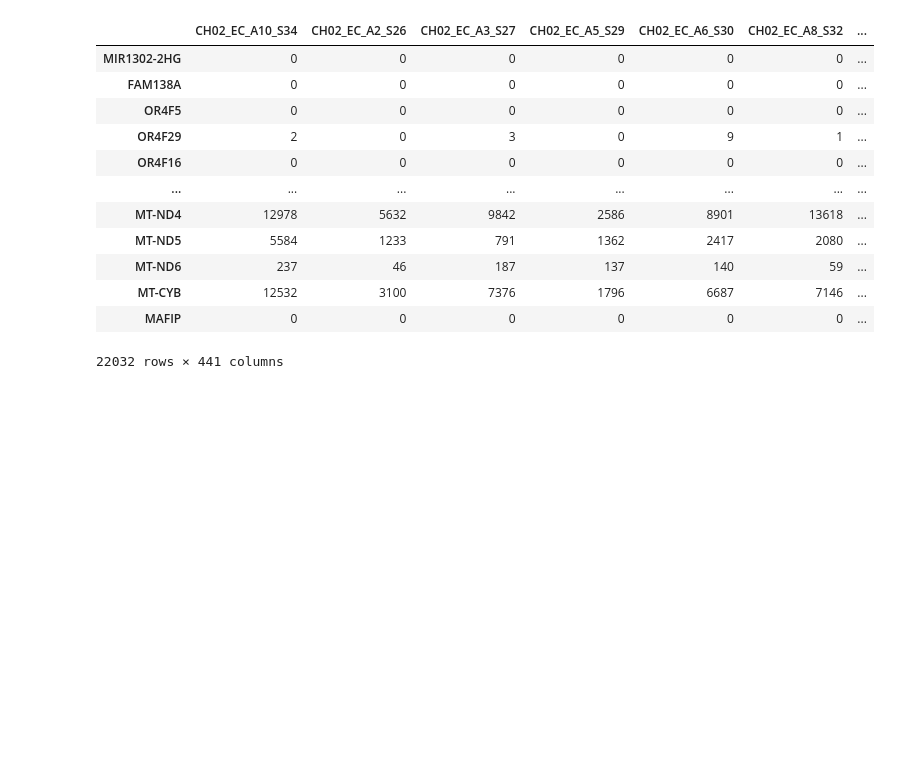
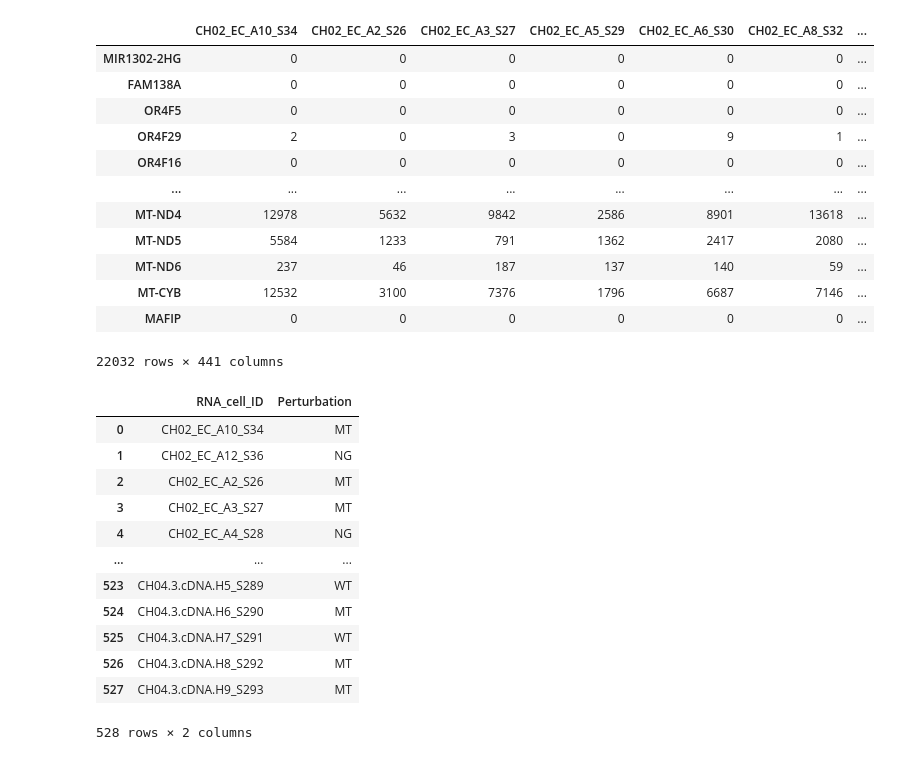
Before and after one commit to MacoskoLab/netprop-missense-prediction, a Jupyter notebook: workflow/notebooks/1_process_article_data.ipynb, the cells around one changed output. Drawn from its saved outputs; the diff is of its cells as text; code cells hidden in the pictures; blank space fills up the shorter version.

```diff
--- a/workflow/notebooks/1_process_article_data.ipynb
+++ b/workflow/notebooks/1_process_article_data.ipynb
@@ -142,7 +142,22 @@ perturbations_list = perturbations_list[["RNA_cell_ID", "Perturbation"]]
 # %%
 perturbations_list.to_csv(
     "../../resources/GSE158067/GSE158067_cell_to_perturbation.tsv",
     sep="\t",
     header=True,
     index=False,
 )
+perturbations_list
+# %% [output]
+|  | RNA_cell_ID | Perturbation |
+| 0 | CH02_EC_A10_S34 | MT |
+| 1 | CH02_EC_A12_S36 | NG |
+| 2 | CH02_EC_A2_S26 | MT |
+| 3 | CH02_EC_A3_S27 | MT |
+| 4 | CH02_EC_A4_S28 | NG |
+| ... | ... | ... |
+| 523 | CH04.3.cDNA.H5_S289 | WT |
+| 524 | CH04.3.cDNA.H6_S290 | MT |
+| 525 | CH04.3.cDNA.H7_S291 | WT |
+| 526 | CH04.3.cDNA.H8_S292 | MT |
+| 527 | CH04.3.cDNA.H9_S293 | MT |
+528 rows × 2 columns
```
Also changed, not shown: 6 other files.
